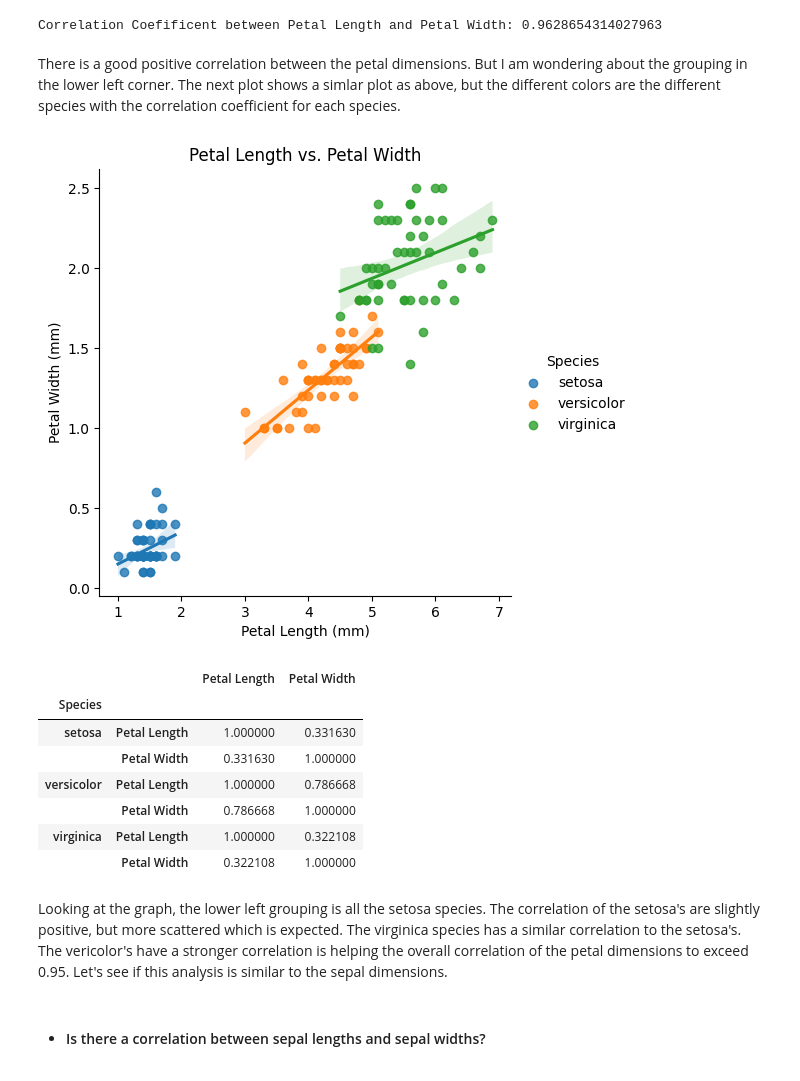
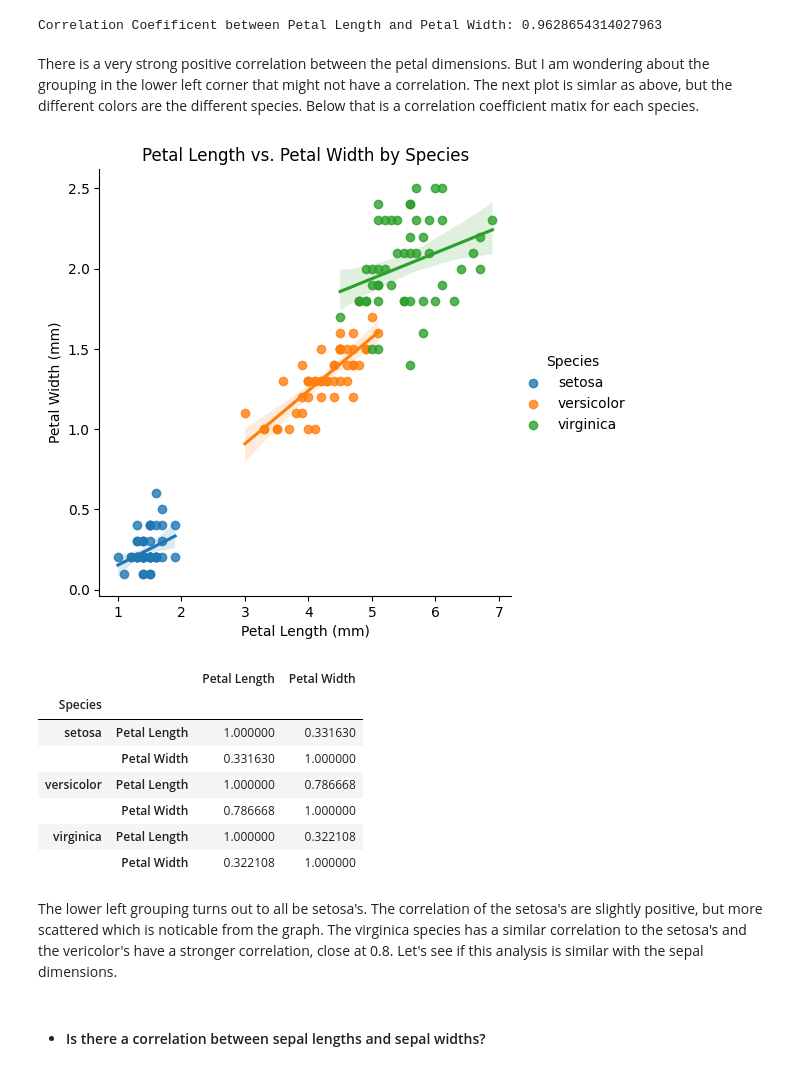
Before and after one commit to Bshell13/datafun-04-jupyter, a Jupyter notebook: shellenberger_eda.ipynb, the cells around one changed output. Cells and saved outputs as stored; diff of their text form; code cells hidden in the pictures.

```diff
--- a/shellenberger_eda.ipynb
+++ b/shellenberger_eda.ipynb
@@ -132,19 +133,19 @@ print(f'Correlation Coefificent between Petal Length and Petal Width: {df["Petal
 [figure]
 Correlation Coefificent between Petal Length and Petal Width: 0.9628654314027963
 # %% [markdown]
-There is a good positive correlation between the petal dimensions. But I am wondering about the grouping in the lower left corner. The next plot shows a simlar plot as above, but the different colors are the different species with the correlation coefficient for each species.
+There is a very strong positive correlation between the petal dimensions. But I am wondering about the grouping in the lower left corner that might not have a correlation. The next plot is simlar as above, but the different colors are the different species. Below that is a correlation coefficient matix for each species.
 # %%
-# scatter plot with seperations in different colors
+# scatter plot with linear models
 sns.lmplot(df, x= 'Petal Length', y= 'Petal Width', hue= 'Species')
 plt.xlabel('Petal Length (mm)')
 plt.ylabel('Petal Width (mm)')
-plt.title('Petal Length vs. Petal Width')
+plt.title('Petal Length vs. Petal Width by Species')
 plt.show()
 
 # Correlation for each species
 df.groupby('Species')[['Petal Length', 'Petal Width']].corr()
 # %% [output]
-[figure, old version]
+[figure, new version]
 |  |  | Petal Length | Petal Width |
 | Species |  |  |  |
 | setosa | Petal Length | 1.000000 | 0.331630 |
@@ -154,7 +155,7 @@ df.groupby('Species')[['Petal Length', 'Petal Width']].corr()
 | virginica | Petal Length | 1.000000 | 0.322108 |
 |  | Petal Width | 0.322108 | 1.000000 |
 # %% [markdown]
-Looking at the graph, the lower left grouping is all the setosa species. The correlation of the setosa's are slightly positive, but more scattered which is expected. The virginica species has a similar correlation to the setosa's. The vericolor's have a stronger correlation is helping the overall correlation of the petal dimensions to exceed 0.95. Let's see if this analysis is similar to the sepal dimensions.
+The lower left grouping turns out to all be setosa's. The correlation of the setosa's are slightly positive, but more scattered which is noticable from the graph. The virginica species has a similar correlation to the setosa's and the vericolor's have a stronger correlation, close at 0.8. Let's see if this analysis is similar with the sepal dimensions.
 # %% [markdown]
 -  #### Is there a correlation between sepal lengths and sepal widths?
 # %%
```
Also changed, not shown: parts of 17 cells of this notebook.
